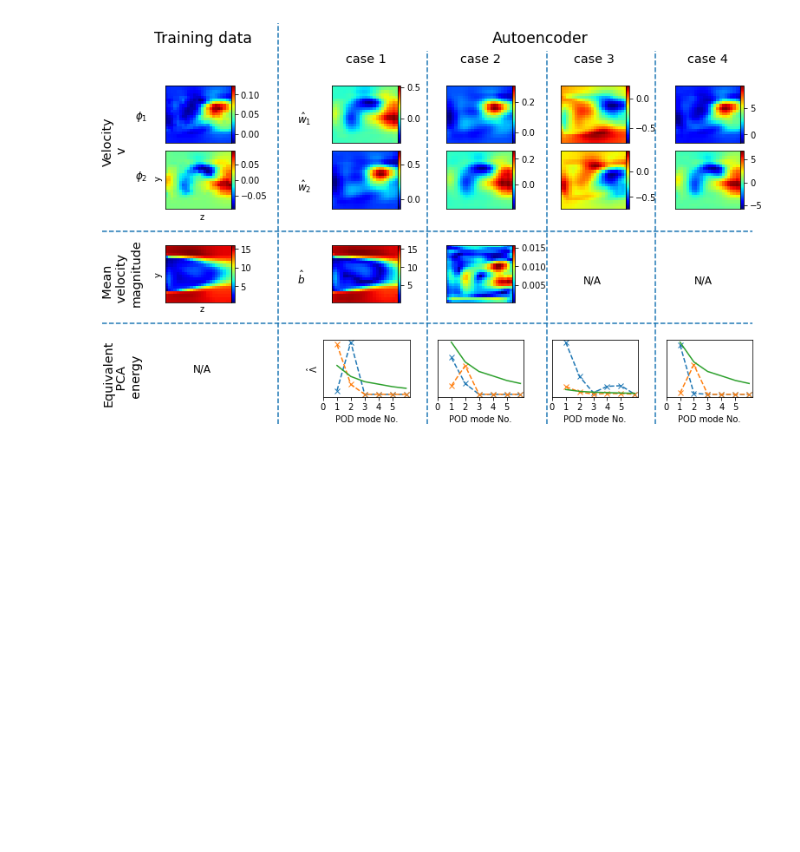
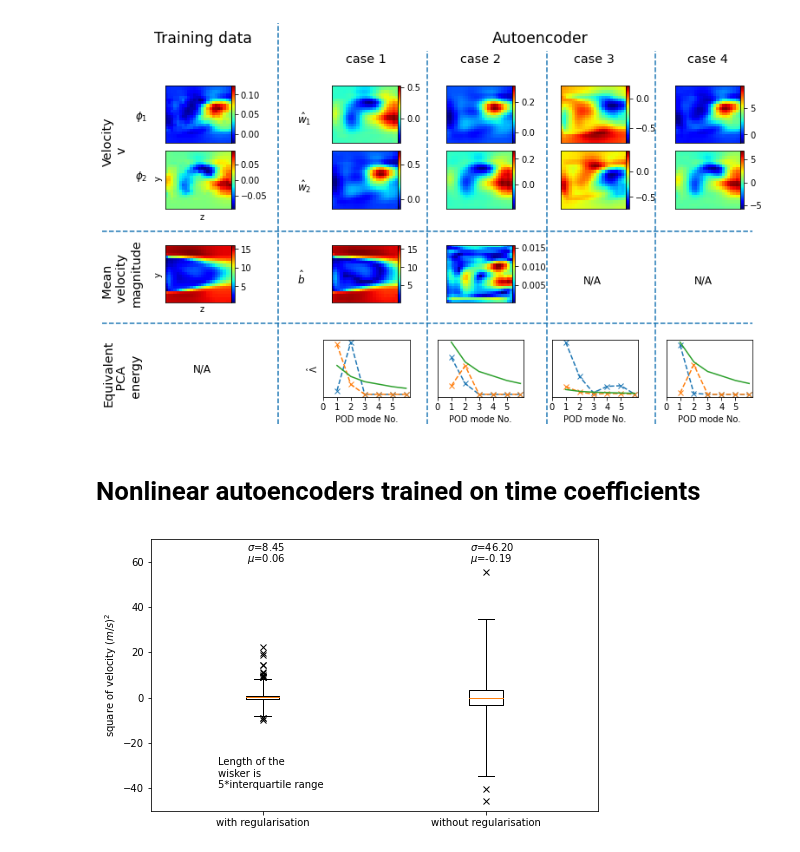
Before and after one commit to MagriLab/MD-CNN-AE, a Jupyter notebook: notebook_visualise/early_stage_assessment.ipynb, the cells around one changed output. Saved outputs shown, nothing was run; the diff lists cells and outputs as text; code cells hidden in the pictures; blank space fills up the shorter version.

```diff
--- a/notebook_visualise/early_stage_assessment.ipynb
+++ b/notebook_visualise/early_stage_assessment.ipynb
@@ -391,3 +391,22 @@ figax.vlines(x=0.85,ymin=0,ymax=0.93,linestyles='--')
 plt.show()
 # %% [output]
 [figure]
+# %% [markdown]
+# Nonlinear autoencoders trained on time coefficients
+# %%
+modes_dot_nol2 = np.genfromtxt("/home/ym917/Documents/Results/train-on-time-coefficient/no-regularisation/modes_dot_product.csv",delimiter=',')
+modes_dot_l2 = np.genfromtxt("/home/ym917/Documents/Results/train-on-time-coefficient/regularisation/modes_dot_product.csv",delimiter=',')
+# %%
+plt.figure(figsize=(8,5))
+plt.boxplot([modes_dot_l2,modes_dot_nol2],whis=5,sym='x')
+plt.xticks([1,2],['with regularisation','without regularisation'])
+plt.ylabel('square of velocity $(m/s)^2$')
+plt.ylim([-50,70])
+plt.text(0.8,-40,'Length of the \nwisker is \n5*interquartile range')
+plt.text(0.93,65,f'$\sigma$={np.var(modes_dot_l2):.2f}')
+plt.text(1.93,65,f'$\sigma$={np.var(modes_dot_nol2):.2f}')
+plt.text(0.93,60,f'$\mu$={np.mean(modes_dot_l2):.2f}')
+plt.text(1.93,60,f'$\mu$={np.mean(modes_dot_nol2):.2f}')
+plt.savefig('regularisation-orthogonality.png')
+# %% [output]
+[figure, added]
```
Also changed, not shown: parts of 1 cell of this notebook, 1 other file.
